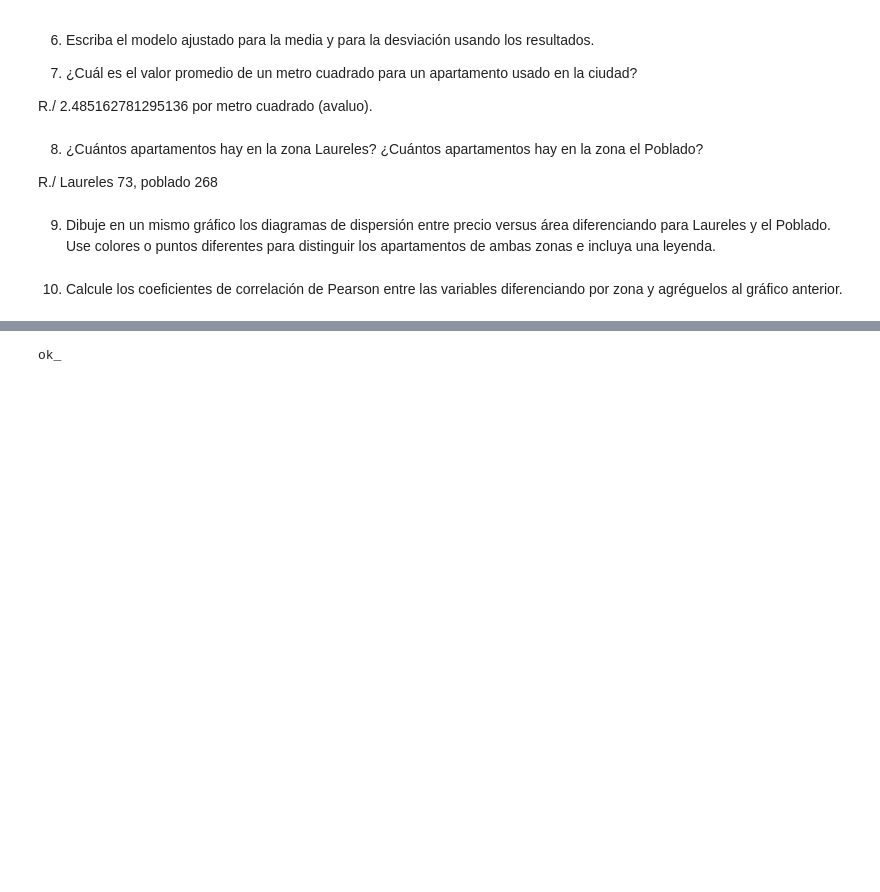
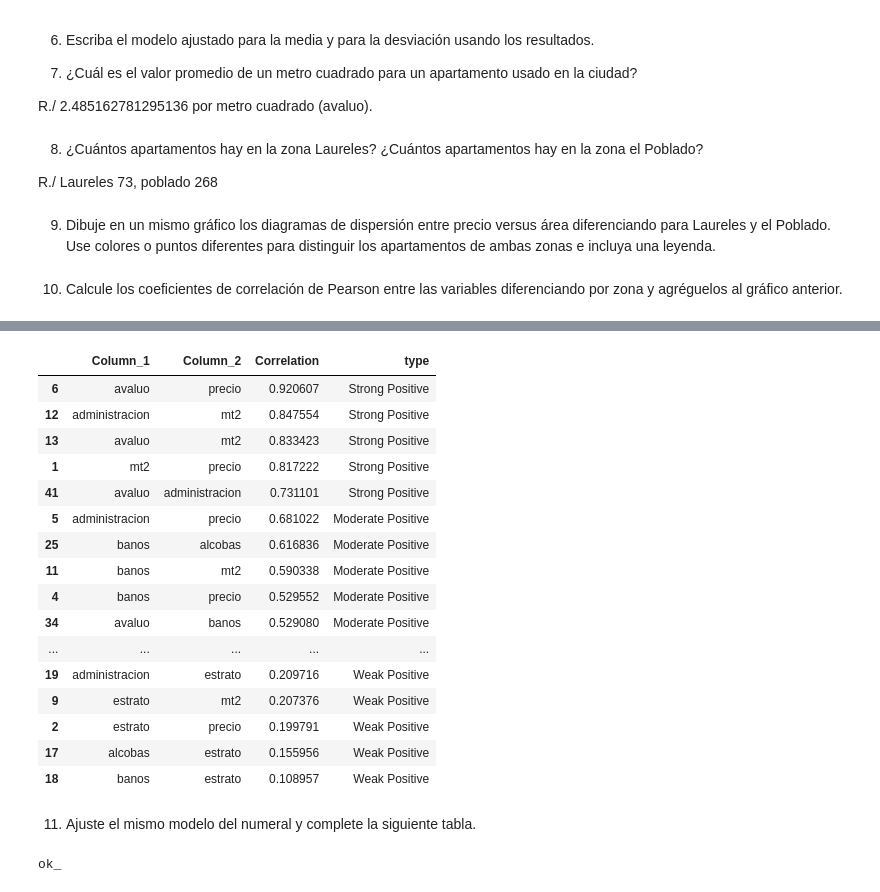
Before and after one commit to oecorrechag/regression, a Jupyter notebook: notebooks/01_seccion/1.1 Introduccion/1.1.6. Activities4.ipynb, the cells around one changed output, grey strips where cells are left out. Drawn from its saved outputs; the diff is of its cells as text; code cells hidden in the pictures; blank space fills up the shorter version.

```diff
--- a/notebooks/01_seccion/1.1 Introduccion/1.1.6. Activities4.ipynb
+++ b/notebooks/01_seccion/1.1 Introduccion/1.1.6. Activities4.ipynb
@@ -190,3 +226,26 @@ fig.show()
+# %%
+correlations_p = df_correlations(df_p, sort_by_distance=True)
+correlations_p
+# %% [output]
+|  | Column_1 | Column_2 | Correlation | type |
+| 6 | avaluo | precio | 0.920607 | Strong Positive |
+| 12 | administracion | mt2 | 0.847554 | Strong Positive |
+| 13 | avaluo | mt2 | 0.833423 | Strong Positive |
+| 1 | mt2 | precio | 0.817222 | Strong Positive |
+| 41 | avaluo | administracion | 0.731101 | Strong Positive |
+| 5 | administracion | precio | 0.681022 | Moderate Positive |
+| 25 | banos | alcobas | 0.616836 | Moderate Positive |
+| 11 | banos | mt2 | 0.590338 | Moderate Positive |
+| 4 | banos | precio | 0.529552 | Moderate Positive |
+| 34 | avaluo | banos | 0.529080 | Moderate Positive |
+| ... | ... | ... | ... | ... |
+| 19 | administracion | estrato | 0.209716 | Weak Positive |
+| 9 | estrato | mt2 | 0.207376 | Weak Positive |
+| 2 | estrato | precio | 0.199791 | Weak Positive |
+| 17 | alcobas | estrato | 0.155956 | Weak Positive |
+| 18 | banos | estrato | 0.108957 | Weak Positive |
+# %% [markdown]
+11. Ajuste el mismo modelo del numeral y complete la siguiente tabla.
 # %%
 print('ok_')
 # %% [output]
```
Also changed, not shown: parts of 4 cells of this notebook.
